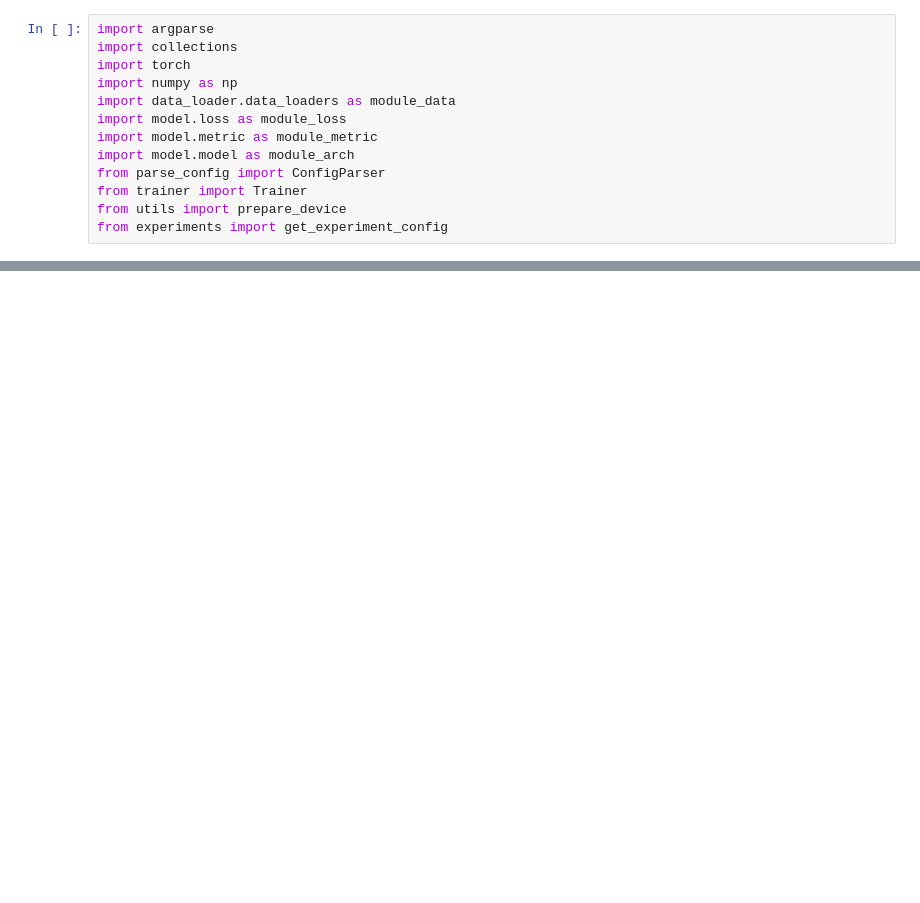
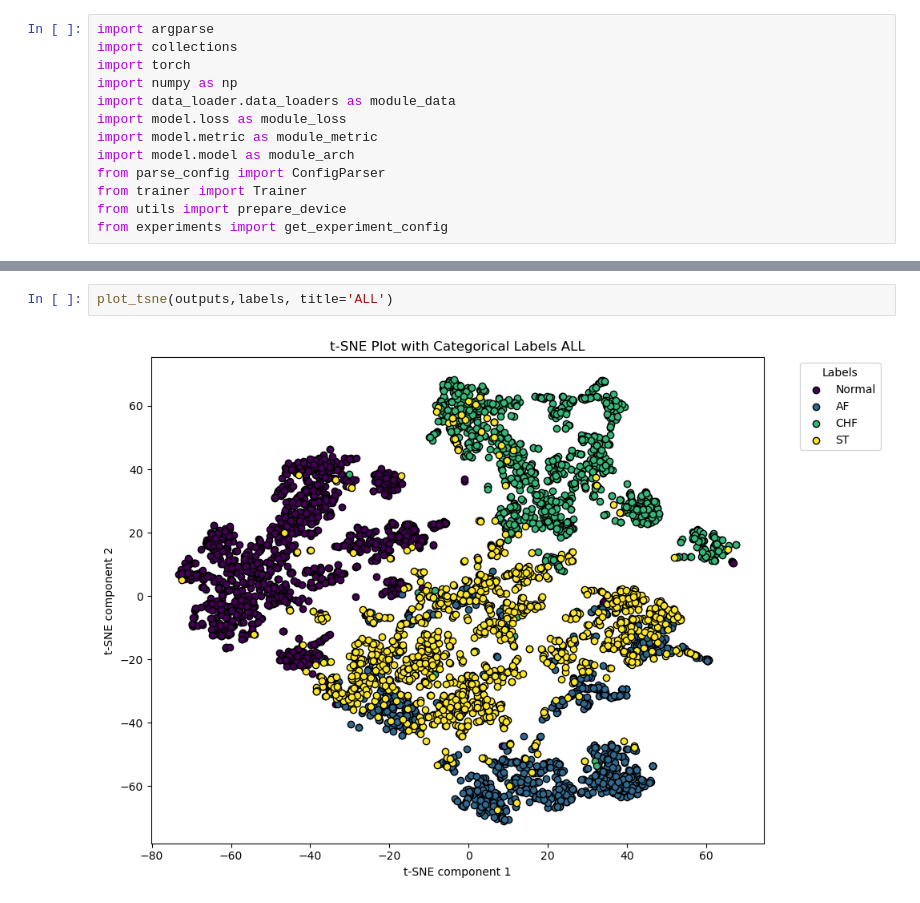
Before and after one commit to AntN21/pytorch-template, a Jupyter notebook: vizualization.ipynb, the cells around one changed output, grey strips where cells are left out. Drawn from its saved outputs; the diff is of its cells as text; blank space fills up the shorter version.

```diff
--- a/vizualization.ipynb
+++ b/vizualization.ipynb
@@ -31,0 +212,4 @@ AttributeError: 'Namespace' object has no attribute 'parse_args'
+# %%
+plot_tsne(outputs,labels, title='ALL')
+# %% [output]
+[figure, added]
```
Also changed, not shown: parts of 26 cells of this notebook.
